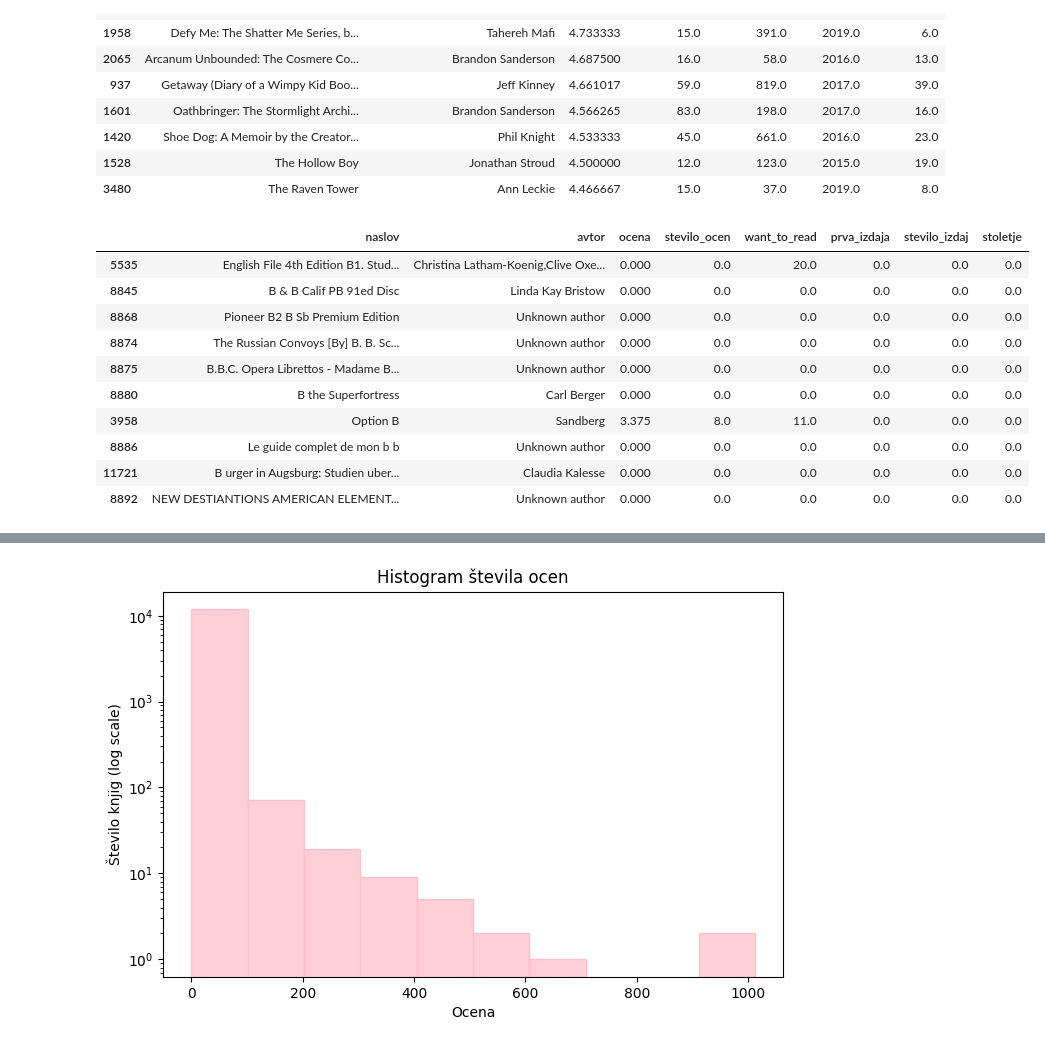
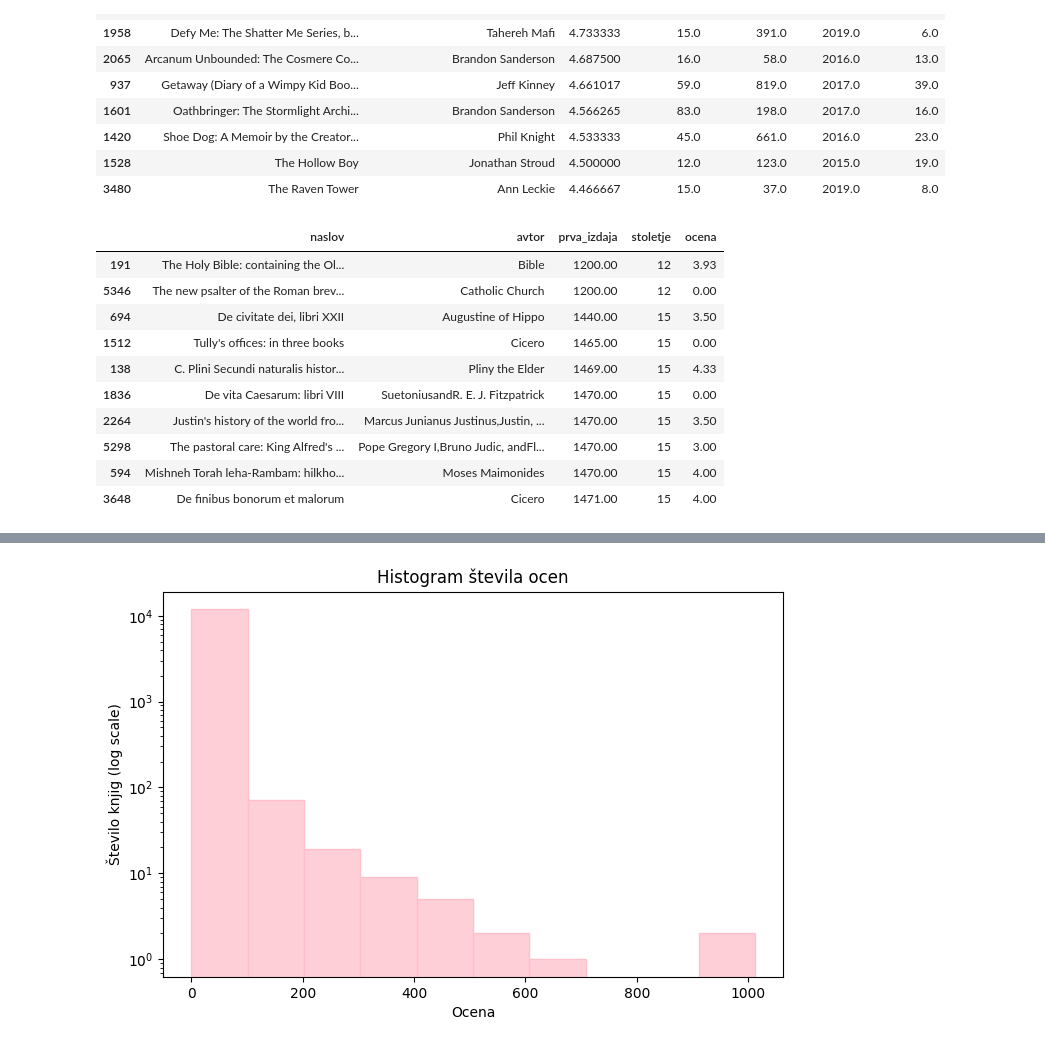
Before and after one commit to zalaplesec/Book-analysis, a Jupyter notebook: analiza.ipynb, the cells around one changed output, grey strips where cells are left out. Cells and saved outputs as stored; diff of their text form; code cells hidden in the pictures.

```diff
--- a/analiza.ipynb
+++ b/analiza.ipynb
@@ -27,20 +27,26 @@ Requirement already satisfied: six>=1.5 in /Library/Frameworks/Python.framework/
 [notice] To update, run: pip3 install --upgrade pip
 Note: you may need to restart the kernel to use updated packages.
 # %%
+# Uvoz knjižnice
+import pandas as pd
 
 
 
-import pandas as pd
+# Branje CSV datoteke
+knjige = pd.read_csv('knjige.csv', encoding='utf-8')
 
-knjige = pd.read_csv('knjige.csv', encoding='utf-8')
+# Nastavimo, da se pri izpisu prikaže največ 20 vrstic
 pd.options.display.max_rows = 20
 
+# Pretvorba stolpcev v številčne vrednosti
 knjige["ocena"] = pd.to_numeric(knjige["ocena"], errors="coerce").fillna(0)
-knjige["stevilo_ocen"] = pd.to_numeric(knjige["stevilo_ocen"], errors="coerce").fillna(0)
-knjige["want_to_read"] = pd.to_numeric(knjige["want_to_read"], errors="coerce").fillna(0)
-knjige["prva_izdaja"] = pd.to_numeric(knjige["prva_izdaja"], errors="coerce").fillna(0)
-knjige["stevilo_izdaj"] = pd.to_numeric(knjige["stevilo_izdaj"], errors="coerce").fillna(0)
+knjige["stevilo_ocen"] = pd.to_numeric(knjige["stevilo_ocen"], errors="coerce").fillna(0).astype(int)
+knjige["want_to_read"] = pd.to_numeric(knjige["want_to_read"], errors="coerce").fillna(0).astype(int)
+knjige["prva_izdaja"] = pd.to_numeric(knjige["prva_izdaja"], errors="coerce").fillna(0).astype(int)
+knjige["stevilo_izdaj"] = pd.to_numeric(knjige["stevilo_izdaj"], errors="coerce").fillna(0).astype(int)
 
+# Izpišemo tabelo prvih 20 knjig, da vidimo, kako se nam izpišejo podatki
+# Display top 20, rounding ocena for display
 knjige.head(20)
 # %% [output]
 |  | naslov | avtor | ocena | stevilo_ocen | want_to_read | prva_izdaja | stevilo_izdaj |
@@ -198,9 +210,3 @@ Romney Marshall, B., and Paul Jhon Stein...                   4.666666
 刘慈欣andJoel Martinsen                                          4.652174
 Julie GarwoodandSusan Duerden                                 4.642857
 Name: ocena, dtype: float64
-# %%
-
-# Število objavljenih knjih na stoletje
-knjige["stoletje"] = (knjige["prva_izdaja"] // 10) * 10
-knjige_na_stoletje = knjige["stoletje"].value_counts().sort_index()
-print(knjige_na_stoletje)
@@ -239,0 +213,11 @@ Name: ocena, Length: 60, dtype: float64
+# %%
+
+# Število objavljenih knjih na stoletje
+knjige_veljavne1 = knjige[knjige["prva_izdaja"] > 0].copy() # vzamemo le knjige, za katere imamo podatke o letu prve izaje
+knjige_veljavne1["stoletje"] = (((knjige_veljavne1["prva_izdaja"] - 1) // 100) + 1).astype(int)
+
+# Dodamo lepo oznako (npr. "20. stoletje")
+knjige_veljavne1["stoletje_oznaka"] = knjige_veljavne1["stoletje"].astype(str) + ". stoletje:"
+knjige_na_stoletje = knjige_veljavne1["stoletje_oznaka"].value_counts().sort_index()
+
+print(knjige_na_stoletje)
@@ -257,20 +287,21 @@ novejse_knjige.head(10)
 # %%
 
 # Najstarejše knjige
-knjige_po_letih = knjige.sort_values("prva_izdaja")
-knjige_po_letih.head(10)
+# Ponovno uporabimo knjige, za katere imamo podano leto izdaje
+knjige_po_letih = knjige_veljavne1.sort_values("prva_izdaja")
+knjige_po_letih.head(10)[["naslov", "avtor", "prva_izdaja", "stoletje", "ocena"]]
 # %% [output]
-|  | naslov | avtor | ocena | stevilo_ocen | want_to_read | prva_izdaja | stevilo_izdaj | stoletje |
-| 5535 | English File 4th Edition B1. Stud... | Christina Latham-Koenig,Clive Oxe... | 0.000 | 0.0 | 20.0 | 0.0 | 0.0 | 0.0 |
-| 8845 | B & B Calif PB 91ed Disc | Linda Kay Bristow | 0.000 | 0.0 | 0.0 | 0.0 | 0.0 | 0.0 |
-| 8868 | Pioneer B2 B Sb Premium Edition | Unknown author | 0.000 | 0.0 | 0.0 | 0.0 | 0.0 | 0.0 |
-| 8874 | The Russian Convoys [By] B. B. Sc... | Unknown author | 0.000 | 0.0 | 0.0 | 0.0 | 0.0 | 0.0 |
-| 8875 | B.B.C. Opera Librettos - Madame B... | Unknown author | 0.000 | 0.0 | 0.0 | 0.0 | 0.0 | 0.0 |
-| 8880 | B the Superfortress | Carl Berger | 0.000 | 0.0 | 0.0 | 0.0 | 0.0 | 0.0 |
-| 3958 | Option B | Sandberg | 3.375 | 8.0 | 11.0 | 0.0 | 0.0 | 0.0 |
-| 8886 | Le guide complet de mon b b | Unknown author | 0.000 | 0.0 | 0.0 | 0.0 | 0.0 | 0.0 |
-| 11721 | B urger in Augsburg: Studien uber... | Claudia Kalesse | 0.000 | 0.0 | 0.0 | 0.0 | 0.0 | 0.0 |
-| 8892 | NEW DESTIANTIONS AMERICAN ELEMENT... | Unknown author | 0.000 | 0.0 | 0.0 | 0.0 | 0.0 | 0.0 |
+|  | naslov | avtor | prva_izdaja | stoletje | ocena |
+| 191 | The Holy Bible: containing the Ol... | Bible | 1200.00 | 12 | 3.93 |
+| 5346 | The new psalter of the Roman brev... | Catholic Church | 1200.00 | 12 | 0.00 |
+| 694 | De civitate dei, libri XXII | Augustine of Hippo | 1440.00 | 15 | 3.50 |
+| 1512 | Tully's offices: in three books | Cicero | 1465.00 | 15 | 0.00 |
+| 138 | C. Plini Secundi naturalis histor... | Pliny the Elder | 1469.00 | 15 | 4.33 |
+| 1836 | De vita Caesarum: libri VIII | SuetoniusandR. E. J. Fitzpatrick | 1470.00 | 15 | 0.00 |
+| 2264 | Justin's history of the world fro... | Marcus Junianus Justinus,Justin, ... | 1470.00 | 15 | 3.50 |
+| 5298 | The pastoral care: King Alfred's ... | Pope Gregory I,Bruno Judic, andFl... | 1470.00 | 15 | 3.00 |
+| 594 | Mishneh Torah leha-Rambam: hilkho... | Moses Maimonides | 1470.00 | 15 | 4.00 |
+| 3648 | De finibus bonorum et malorum | Cicero | 1471.00 | 15 | 4.00 |
 # %%
 
 # Število knjig po številu izdaj
```
Also changed, not shown: parts of 14 cells of this notebook.
